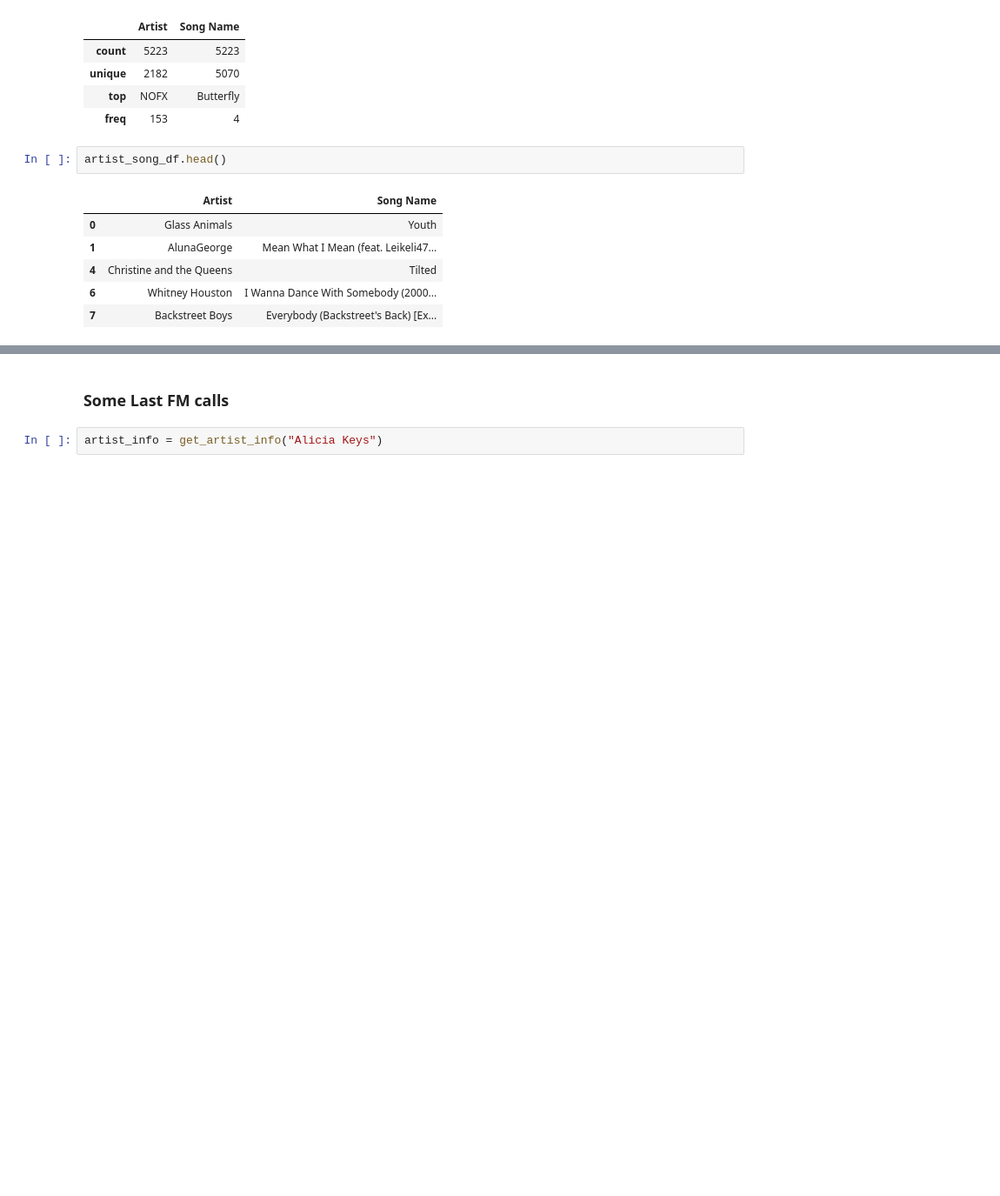
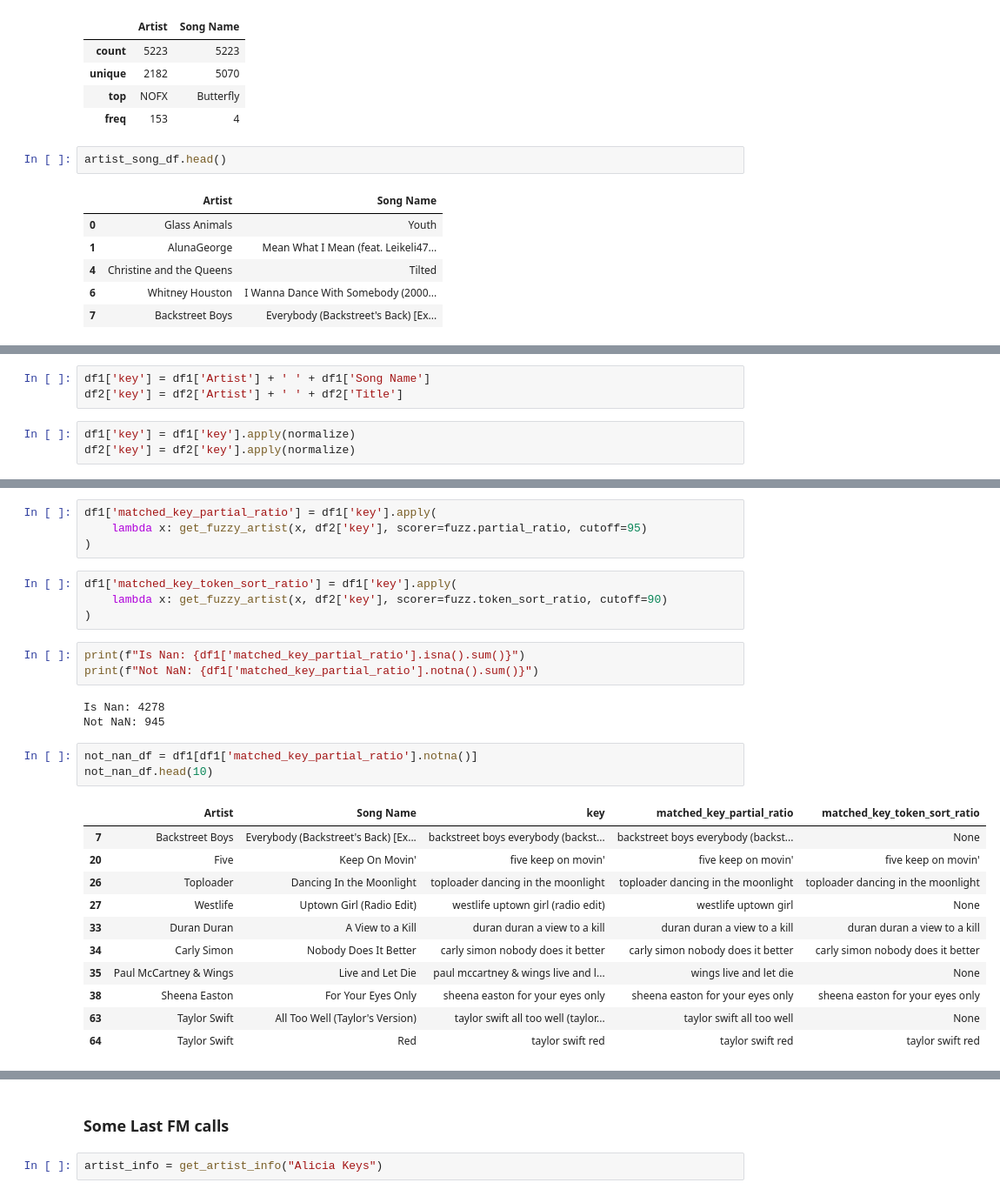
Before and after one commit to ftaylor101/spotify, a Jupyter notebook: apple_vis.ipynb, the cells around one changed output, grey strips where cells are left out. Shown at 87% size. Saved outputs shown, nothing was run; the diff lists cells and outputs as text; blank space fills up the shorter version.

Commit message:
more fuzzy matching, still rubbish data

```diff
--- a/apple_vis.ipynb
+++ b/apple_vis.ipynb
@@ -287,0 +318,6 @@ artist_song_df.head()
+# %%
+df1['key'] = df1['Artist'] + ' ' + df1['Song Name']
+df2['key'] = df2['Artist'] + ' ' + df2['Title']
+# %%
+df1['key'] = df1['key'].apply(normalize)
+df2['key'] = df2['key'].apply(normalize)
@@ -287,0 +366,29 @@ artist_song_df.head()
+# %%
+df1['matched_key_partial_ratio'] = df1['key'].apply(
+    lambda x: get_fuzzy_artist(x, df2['key'], scorer=fuzz.partial_ratio, cutoff=95)
+)
+# %%
+df1['matched_key_token_sort_ratio'] = df1['key'].apply(
+    lambda x: get_fuzzy_artist(x, df2['key'], scorer=fuzz.token_sort_ratio, cutoff=90)
+)
+# %%
+print(f"Is Nan: {df1['matched_key_partial_ratio'].isna().sum()}")
+print(f"Not NaN: {df1['matched_key_partial_ratio'].notna().sum()}")
+# %% [output]
+Is Nan: 4278
+Not NaN: 945
+# %%
+not_nan_df = df1[df1['matched_key_partial_ratio'].notna()]
+not_nan_df.head(10)
+# %% [output]
+|  | Artist | Song Name | key | matched_key_partial_ratio | matched_key_token_sort_ratio |
+| 7 | Backstreet Boys | Everybody (Backstreet's Back) [Ex... | backstreet boys everybody (backst... | backstreet boys everybody (backst... | None |
+| 20 | Five | Keep On Movin' | five keep on movin' | five keep on movin' | five keep on movin' |
+| 26 | Toploader | Dancing In the Moonlight | toploader dancing in the moonlight | toploader dancing in the moonlight | toploader dancing in the moonlight |
+| 27 | Westlife | Uptown Girl (Radio Edit) | westlife uptown girl (radio edit) | westlife uptown girl | None |
+| 33 | Duran Duran | A View to a Kill | duran duran a view to a kill | duran duran a view to a kill | duran duran a view to a kill |
+| 34 | Carly Simon | Nobody Does It Better | carly simon nobody does it better | carly simon nobody does it better | carly simon nobody does it better |
+| 35 | Paul McCartney & Wings | Live and Let Die | paul mccartney & wings live and l... | wings live and let die | None |
+| 38 | Sheena Easton | For Your Eyes Only | sheena easton for your eyes only | sheena easton for your eyes only | sheena easton for your eyes only |
+| 63 | Taylor Swift | All Too Well (Taylor's Version) | taylor swift all too well (taylor... | taylor swift all too well | None |
+| 64 | Taylor Swift | Red | taylor swift red | taylor swift red | taylor swift red |
```
Also changed, not shown: parts of 52 cells of this notebook.
